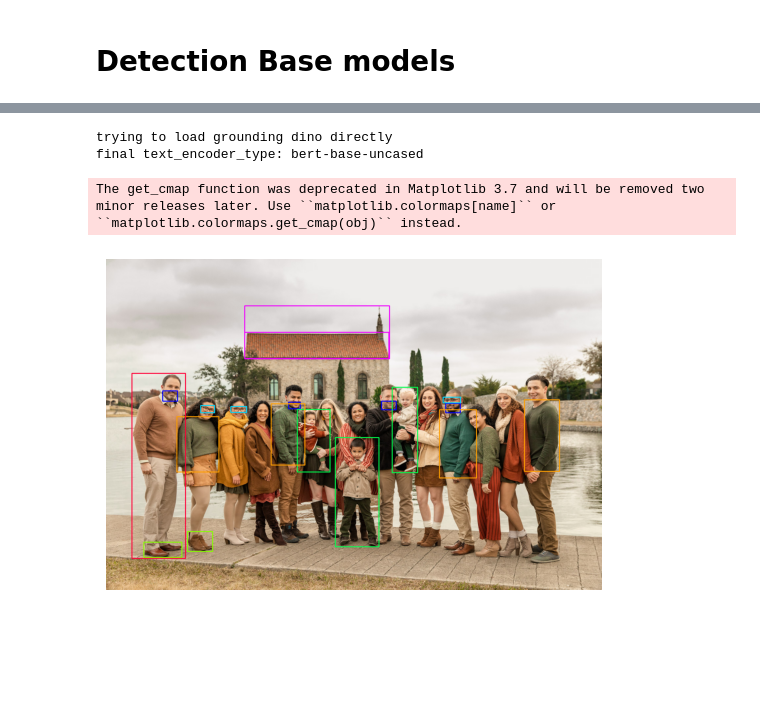
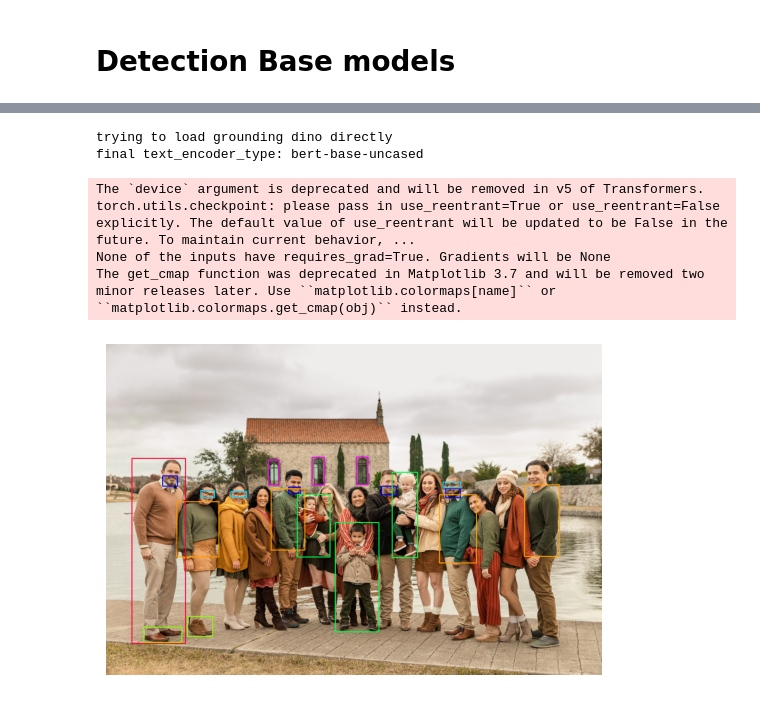
Before and after one commit to Marinto-Richee/AI-Image-Annotation, a Jupyter notebook: Detection.ipynb, the cells around one changed output, grey strips where cells are left out. Drawn from its saved outputs; the diff is of its cells as text; code cells hidden in the pictures; blank space fills up the shorter version.

```diff
--- a/Detection.ipynb
+++ b/Detection.ipynb
@@ -85,20 +102,23 @@ The get_cmap function was deprecated in Matplotlib 3.7 and will be removed two m
 # %%
 base_model = GroundingDINO(    ontology=CaptionOntology(
         {
             'beard': 'beard',
             'eye glasses': 'glasses',
             'baby': 'baby',
             'dark brown men shoes': 'shoes',
             'green shirt': 'shirt',
             'Tallest person with brown shirt': 'person',
-            'roof': 'roof',
+            'window': 'window',
         }
     )
 )
 result = base_model.predict("test 4.jpg")
 plot_bounding_box('test 4.jpg', result.with_nms())
 # %% [output]
 trying to load grounding dino directly
 final text_encoder_type: bert-base-uncased
+The `device` argument is deprecated and will be removed in v5 of Transformers.
+torch.utils.checkpoint: please pass in use_reentrant=True or use_reentrant=False explicitly. The default value of use_reentrant will be updated to be False in the future. To maintain current behavior, ...
+None of the inputs have requires_grad=True. Gradients will be None
 The get_cmap function was deprecated in Matplotlib 3.7 and will be removed two minor releases later. Use ``matplotlib.colormaps[name]`` or ``matplotlib.colormaps.get_cmap(obj)`` instead.
-[figure, old version]
+[figure, new version]
```
Also changed, not shown: parts of 4 cells of this notebook, 4 other files.
